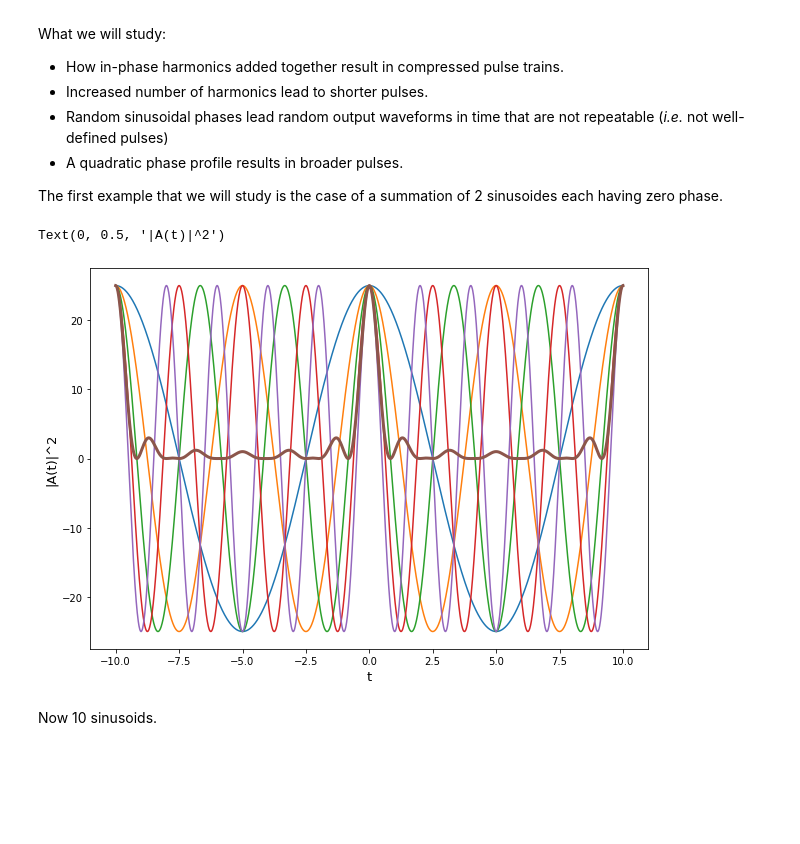
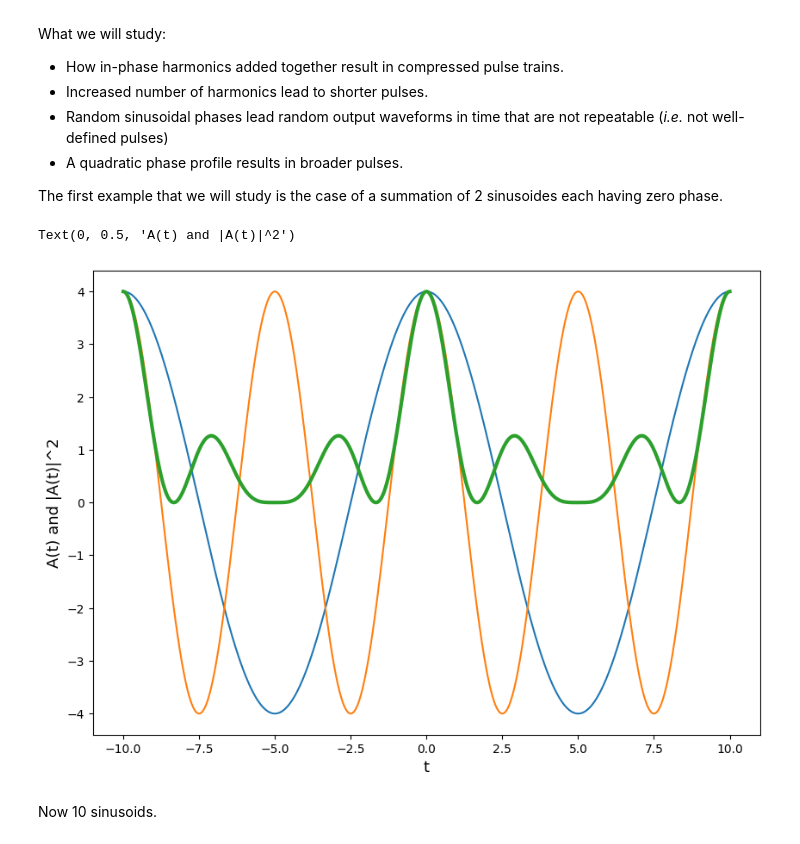
Before and after one commit to dkeathley/JPyBook-6.S097-IAP-Ultrafast-Photonics-Text, a Jupyter notebook: chapter-1.ipynb, the cells around one changed output. Cells and saved outputs as stored; diff of their text form; code cells hidden in the pictures; blank space fills up the shorter version.

```diff
--- a/chapter-1.ipynb
+++ b/chapter-1.ipynb
@@ -47,33 +47,31 @@ The first example that we will study is the case of a summation of 2 sinusoides
 # %%
 # -- Settings --
 t = np.linspace(-10, 10, 2000) #Time axis
 T = 10 #Period of first harmonic
-N = 5 #Number of harmonic orders
+N = 2 #Number of harmonic orders
 phi = np.zeros(N) #Phase profiles
 #phi = 2*np.pi*np.random.rand(N)
 #phi = 2*np.pi*(np.arange(1, N+1)/N)**2
 
 #-- Code --
 w_0 = 2*np.pi/T #central frequency
 A = np.zeros(t.shape) #initialize envelope
 
 fig = plt.figure()
 fig.set_size_inches(10, 7)
 
 #Add each harmonic together up to N
 for n in range(1, N+1):
-    plt.plot(t, 25*np.cos(w_0*n*t + phi[n-1]))
+    plt.plot(t, 4*np.cos(w_0*n*t + phi[n-1]))
     A = A + np.cos(w_0*n*t + phi[n-1])
-
-
 
 
 plt.plot(t, abs(A)**2, linewidth=3)
 plt.xlabel('t', fontsize=13)
-plt.ylabel('|A(t)|^2', fontsize=13)
+plt.ylabel('A(t) and |A(t)|^2', fontsize=13)
 # %% [output]
-Text(0, 0.5, '|A(t)|^2')
+Text(0, 0.5, 'A(t) and |A(t)|^2')
-[figure, old version]
+[figure, new version]
 # %% [markdown]
 Now 10 sinusoids.
 # %%
```
Also changed, not shown: parts of 10 cells of this notebook, 1 other file.
